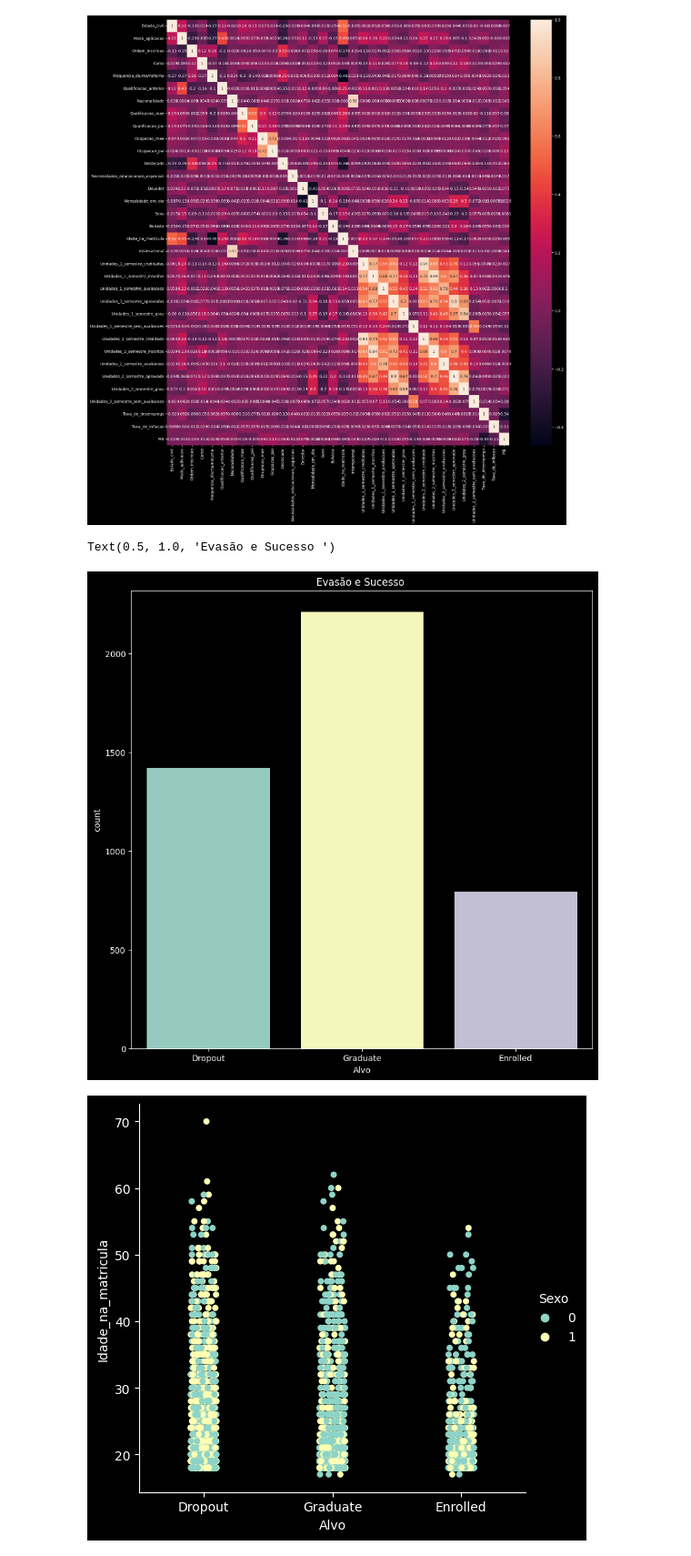
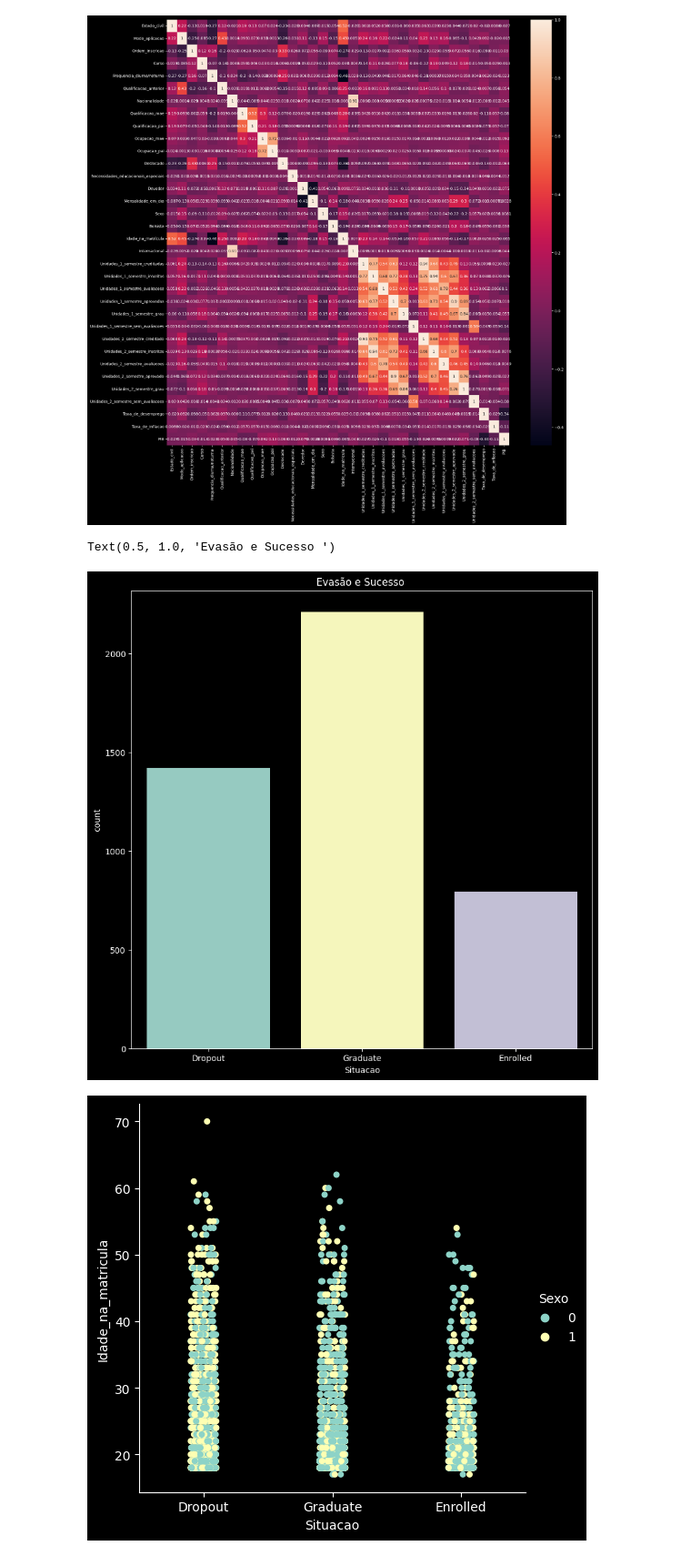
Before and after one commit to Joao-Inacio/Labs, a Jupyter notebook: Predict students/students.ipynb, the cells around one changed output. Shown at 91% size. Saved outputs shown, nothing was run; the diff lists cells and outputs as text; code cells hidden in the pictures.

```diff
--- a/Predict students/students.ipynb
+++ b/Predict students/students.ipynb
@@ -142,7 +142,7 @@ columnsNull(ds)
 # Traduzindo Colunas
 colunas = [
     'Estado_civil', 'Modo_aplicacao', 'Ordem_inscricao', 'Curso', 'Frequencia_diurna/noturna', 'Qualificacao_anterior', 'Nacionalidade', 'Qualificacao_mae', 'Qualificacao_pai', 'Ocupacao_mae', 'Ocupacao_pai', 'Deslocado', 'Necessidades_educacionais_especiais', 'Devedor', 'Mensalidade_em_dia', 'Sexo', 'Bolsista', 'Idade_na_matricula', 'Internacional','Unidades_1_semestre_creditadas', 'Unidades_1_semestre_inscritos', 'Unidades_1_semestre_avaliacoes', 'Unidades_1_semestre_aprovadas', 'Unidades_1_semestre_grau', 'Unidades_1_semestre_sem_avaliacoes', 'Unidades_2_semestre_creditado', 'Unidades_2_semestre_inscritos', 'Unidades_2_semestre_avaliacoes', 'Unidades_2_semestre_aprovado', 'Unidades_2_semestre_grau', 'Unidades_2_semestre_sem_avaliacoes', 'Taxa_de_desemprego',
-    'Taxa_de_inflacao', 'PIB', 'Alvo'
+    'Taxa_de_inflacao', 'PIB', 'Situacao'
 
 ]
 ds.columns = colunas
@@ -172,13 +172,13 @@ ax = sns.heatmap(ds.iloc[:, 0:34].corr(), annot=True)
 # %%
 #Gráfico de dispersão
 plt.figure(figsize=(10,10))
-sns.countplot(data=ds, x='Alvo')
+sns.countplot(data=ds, x='Situacao')
 plt.title('Evasão e Sucesso ')
 # %% [output]
 Text(0.5, 1.0, 'Evasão e Sucesso ')
-[figure, old version]
+[figure, new version]
 # %%
 # Gráfico de evasão por sexo  agrupada por estado civil
-sns.catplot(x='Alvo', y='Idade_na_matricula', data=ds, hue='Sexo');
+sns.catplot(x='Situacao', y='Idade_na_matricula', data=ds, hue='Sexo');
 # %% [output]
-[figure, old version]
+[figure, new version]
```
Also changed, not shown: parts of 4 cells of this notebook.
